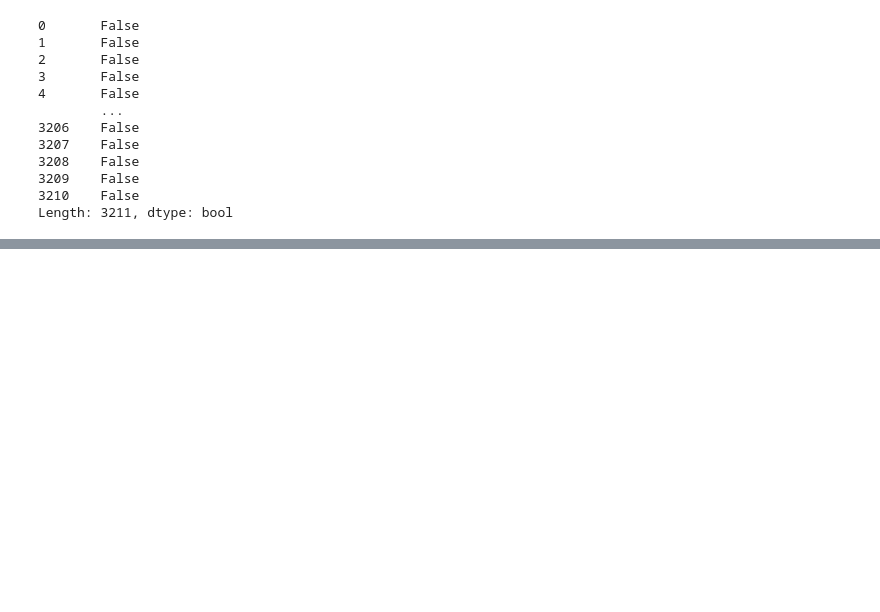
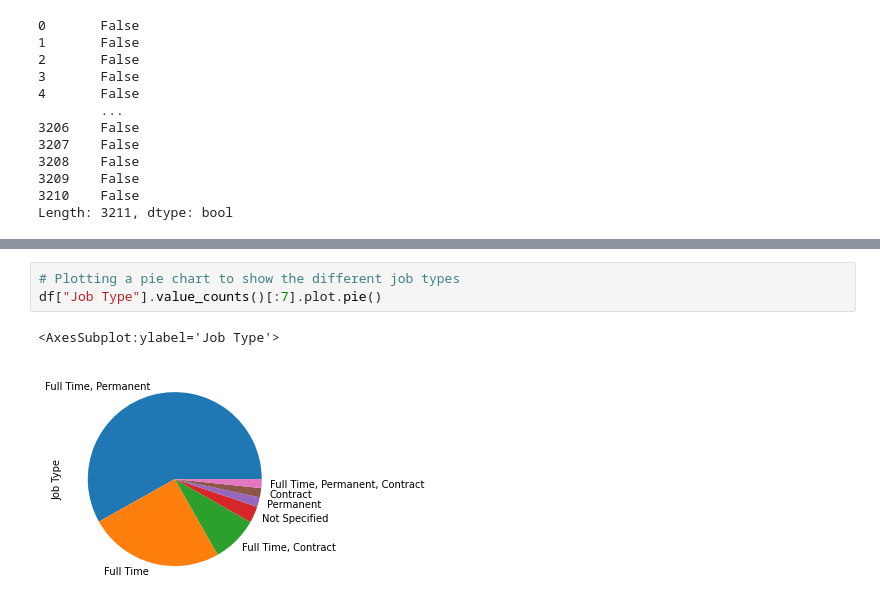
Before and after one commit to GerlechJen/HR-Analysis, a Jupyter notebook: hr_analysis.ipynb, the cells around one changed output, grey strips where cells are left out. Drawn from its saved outputs; the diff is of its cells as text; blank space fills up the shorter version.

```diff
--- a/hr_analysis.ipynb
+++ b/hr_analysis.ipynb
@@ -169,0 +206,6 @@ df["Job Type"].nunique()
+# %%
+# Plotting a pie chart to show the different job types
+df["Job Type"].value_counts()[:7].plot.pie()
+# %% [output]
+<AxesSubplot:ylabel='Job Type'>
+[figure, added]
```
Also changed, not shown: parts of 23 cells of this notebook.
